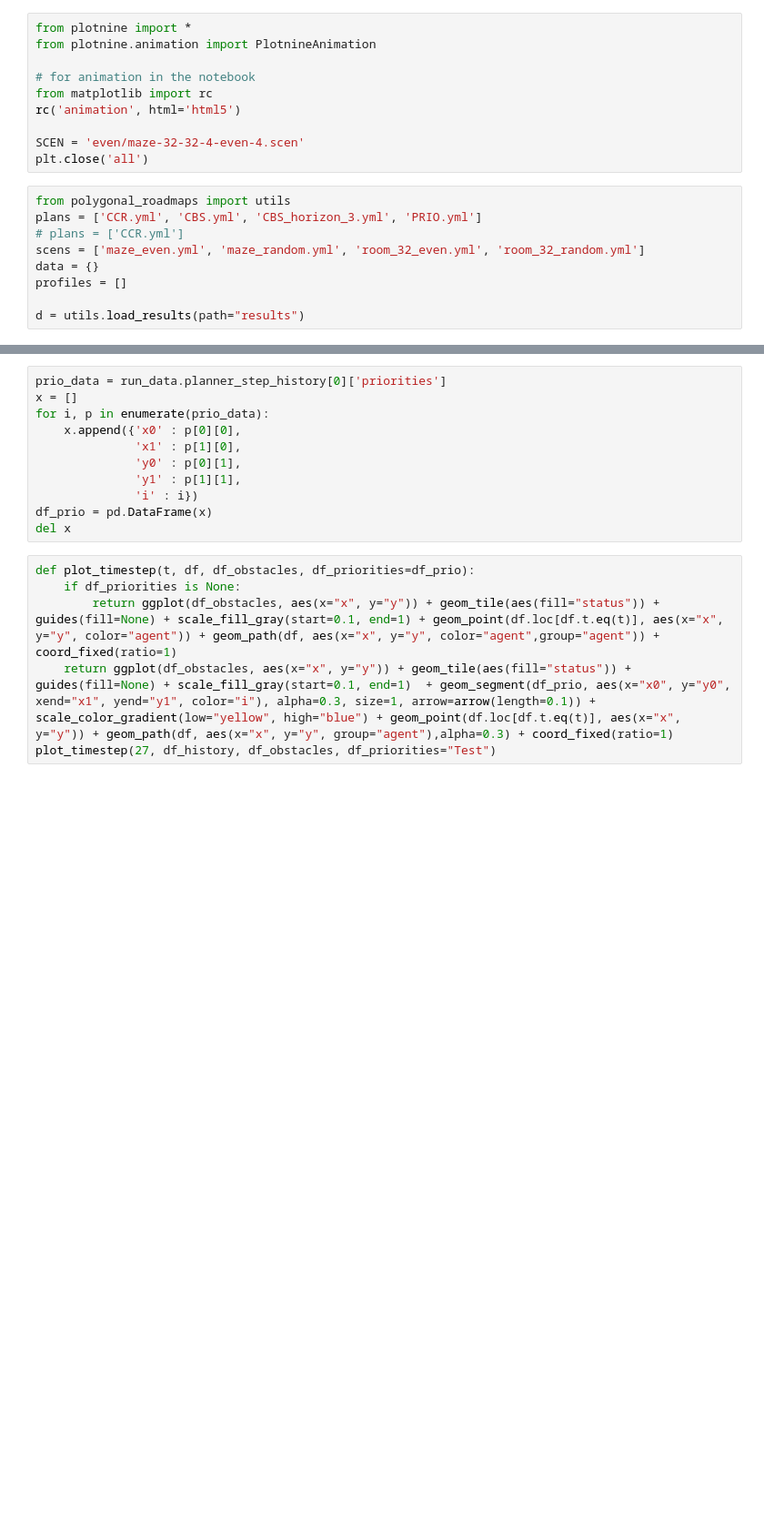
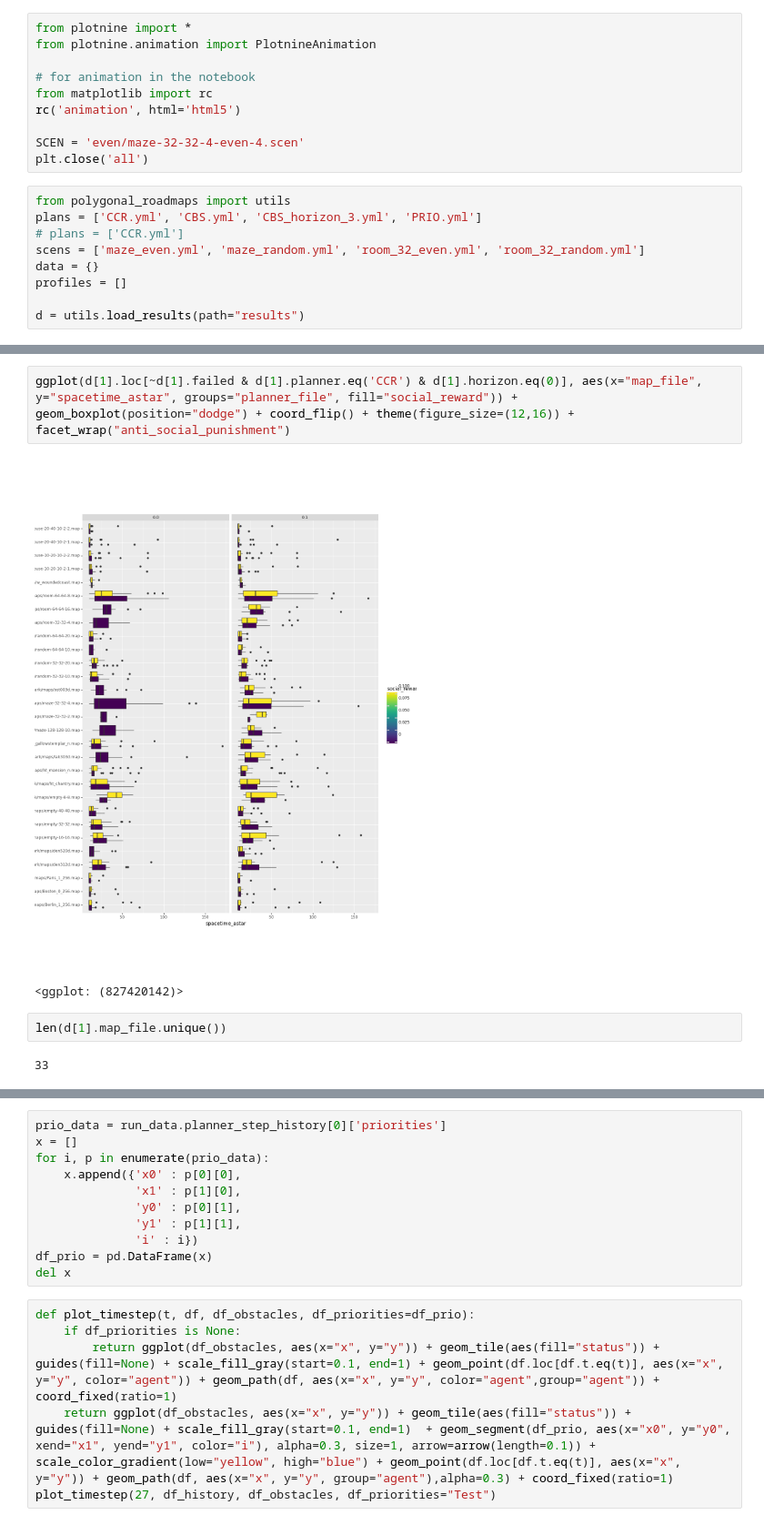
Before and after one commit to ovgu-FINken/polygonal_roadmaps, a Jupyter notebook: Pathfinding.ipynb, the cells around one changed output, grey strips where cells are left out. Shown at 91% size. Drawn from its saved outputs; the diff is of its cells as text; blank space fills up the shorter version.

```diff
--- a/Pathfinding.ipynb
+++ b/Pathfinding.ipynb
@@ -52,2 +69,11 @@ ggplot(d[1].loc[~d[1].failed], aes(x="map_file")) + geom_bar() + coord_flip() +
+# %%
+ggplot(d[1].loc[~d[1].failed & d[1].planner.eq('CCR') & d[1].horizon.eq(0)], aes(x="map_file", y="spacetime_astar", groups="planner_file", fill="social_reward")) + geom_boxplot(position="dodge") + coord_flip() + theme(figure_size=(12,16)) + facet_wrap("anti_social_punishment")
+# %% [output]
+[figure, added]
+<ggplot: (827420142)>
+# %%
+len(d[1].map_file.unique())
+# %% [output]
+33
 # %%
 ggplot(d[1], aes(x='planner_file', y='spacetime_astar', color='horizon')) + geom_boxplot() + coord_flip() + facet_wrap('map_file') + theme(figure_size=(16, 12))
```
Also changed, not shown: parts of 8 cells of this notebook, 8 other files.
